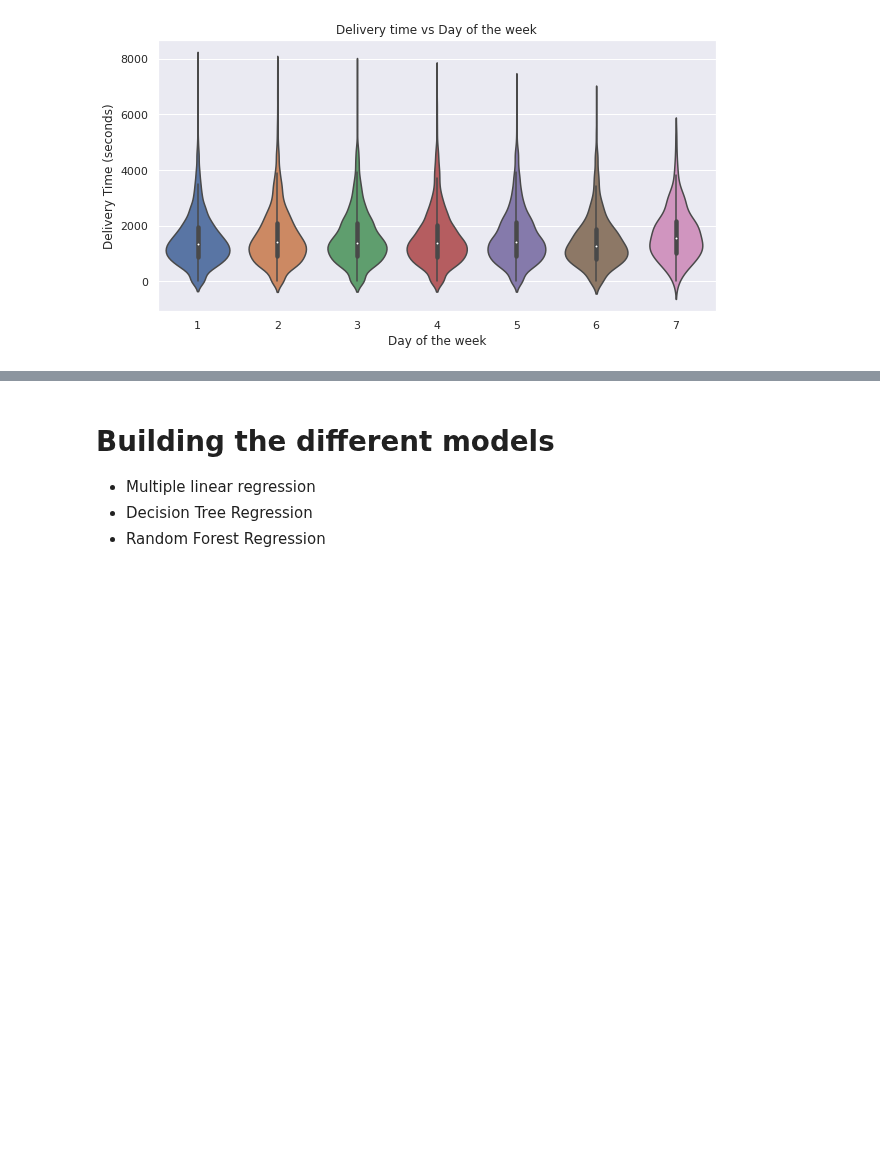
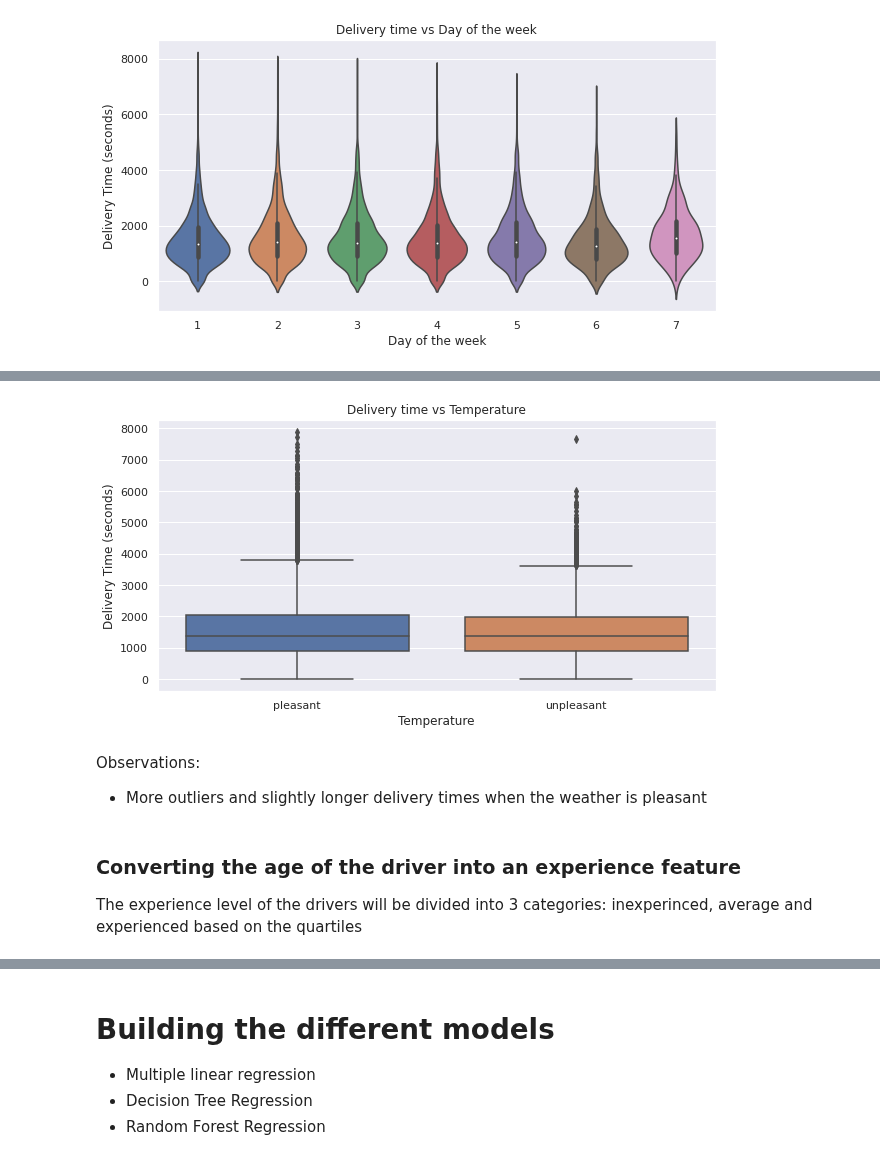
Before and after one commit to NicoleMeinie/Regression, a Jupyter notebook: Zindi.ipynb, the cells around one changed output, grey strips where cells are left out. Cells and saved outputs as stored; diff of their text form; code cells hidden in the pictures; blank space fills up the shorter version.

```diff
--- a/Zindi.ipynb
+++ b/Zindi.ipynb
@@ -240,0 +286,11 @@ Train.iloc[:,4].replace(dic, inplace=True) # use the dictionary to modify the pe
+# %%
+# List of all the column names that should be dropped from the train and test data
+to_drop = ['Order No', 'User Id', 'Rider Id', 'Vehicle Type', 'Confirmation - Day of Month', 'Confirmation - Weekday (Mo = 1)', 'Confirmation - Time',
+           'Arrival at Pickup - Day of Month', 'Arrival at Pickup - Weekday (Mo = 1)', 'Arrival at Pickup - Time', 'Pickup - Day of Month', 'Pickup - Weekday (Mo = 1)',
+             'No_of_Ratings', 'No_Of_Orders', 'Average_Rating']
+
+# drop from train and test
+Test.drop(to_drop, axis = 1, inplace = True)
+Train.drop(to_drop, axis = 1, inplace = True)
+
+Train.info()
@@ -240,0 +327,30 @@ Train.iloc[:,4].replace(dic, inplace=True) # use the dictionary to modify the pe
+# %%
+def conv_temp(df):
+    type_of_temp = []
+
+    for t in df['Temperature']:
+        if (t < 19.0 or t > 28.0):
+           type_of_temp.append('unpleasant')
+        else: type_of_temp.append('pleasant')
+    df['Temperature'] = type_of_temp
+    return
+
+conv_temp(Train)
+conv_temp(Test)
+
+sns.set()
+_ = plt.figure(figsize = (10,5))
+_ = sns.boxplot(x = Train['Temperature'], y = Train.iloc[:,28], data = Train )
+_ = plt.title('Delivery time vs Temperature')
+_ = plt.xlabel('Temperature')
+_ = plt.ylabel('Delivery Time (seconds)')
+# %% [output]
+[figure, added]
+# %% [markdown]
+Observations:
+
+*   More outliers and slightly longer delivery times when the weather is pleasant
+# %% [markdown]
+### Converting the age of the driver into an experience feature
+
+The experience level of the drivers will be divided into 3 categories: inexperinced, average and experienced based on the quartiles
```
Also changed, not shown: parts of 46 cells of this notebook.
